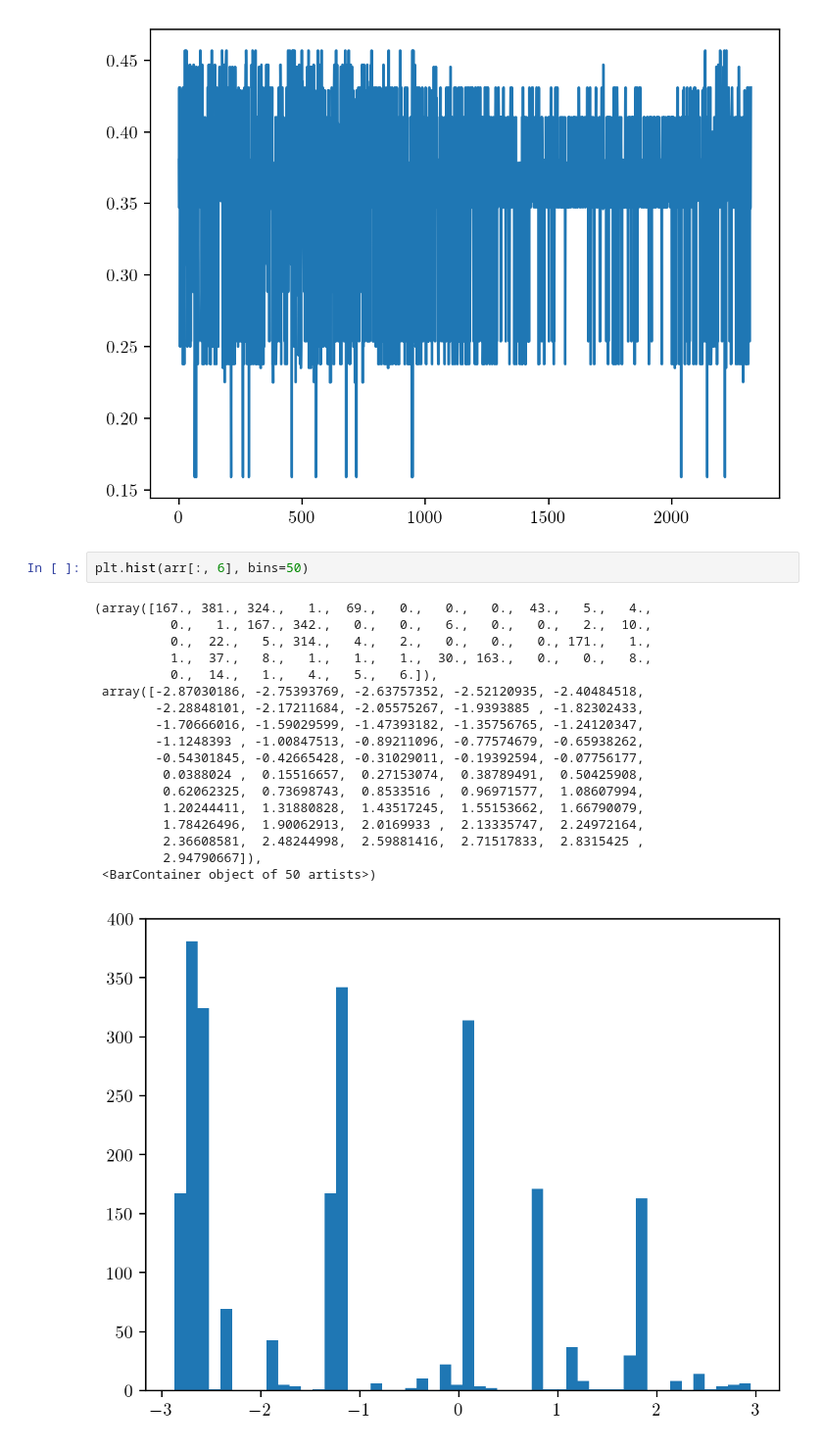
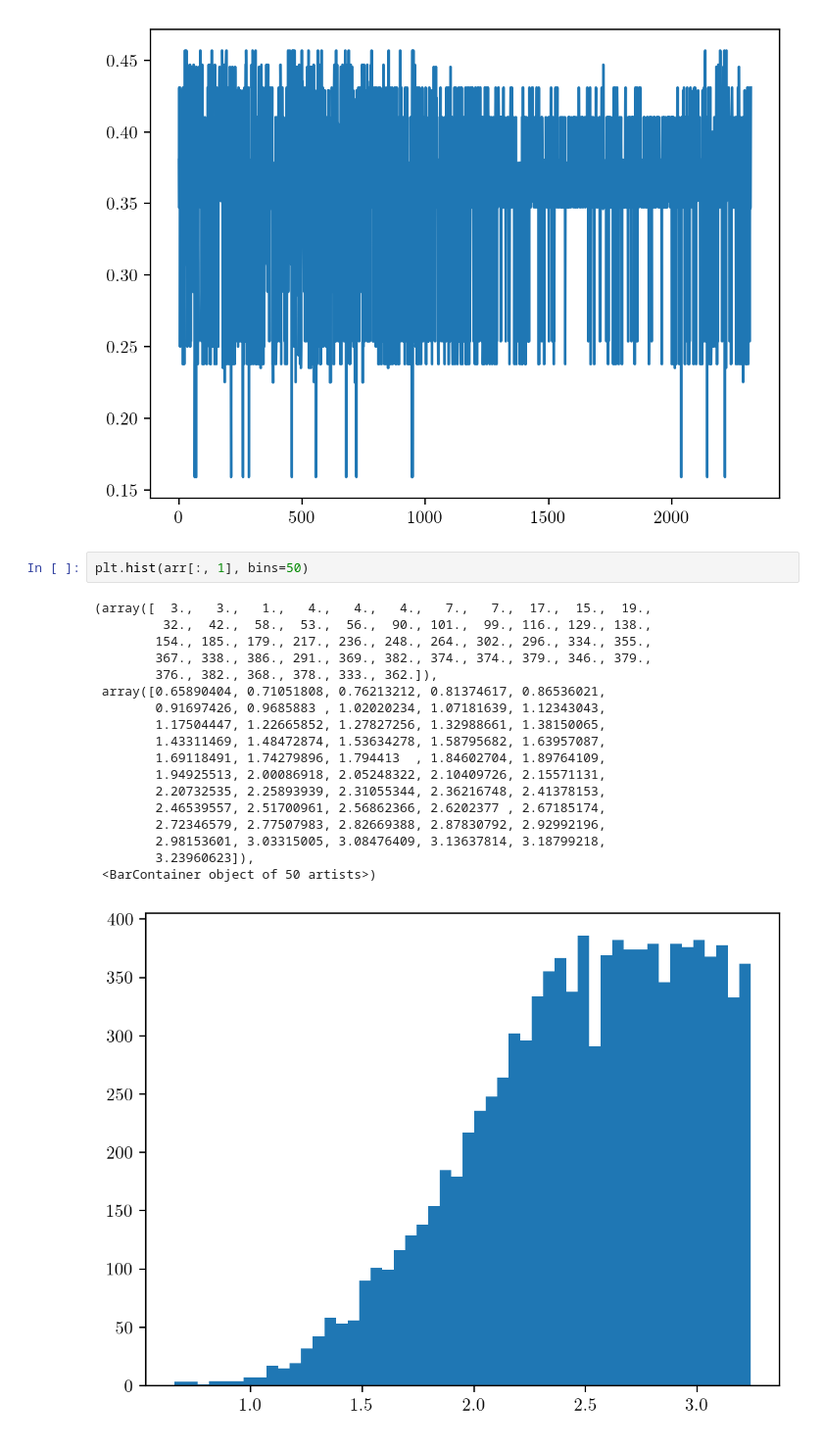
Before and after one commit to wcukier/binary_planets, a Jupyter notebook: scripts/posterior.ipynb, the cells around one changed output. Shown: that part at 98% size. Drawn from its saved outputs; the diff is of its cells as text.

```diff
--- a/scripts/posterior.ipynb
+++ b/scripts/posterior.ipynb
@@ -110,24 +110,24 @@ plt.plot(arr[:,1])
 [<matplotlib.lines.Line2D at 0x...>]
 [figure]
 # %%
-plt.hist(arr[:, 6], bins=50)
+plt.hist(arr[:, 1], bins=50)
 # %% [output]
-(array([167., 381., 324.,   1.,  69.,   0.,   0.,   0.,  43.,   5.,   4.,
-          0.,   1., 167., 342.,   0.,   0.,   6.,   0.,   0.,   2.,  10.,
-          0.,  22.,   5., 314.,   4.,   2.,   0.,   0.,   0., 171.,   1.,
-          1.,  37.,   8.,   1.,   1.,   1.,  30., 163.,   0.,   0.,   8.,
-          0.,  14.,   1.,   4.,   5.,   6.]),
- array([-2.87030186, -2.75393769, -2.63757352, -2.52120935, -2.40484518,
-        -2.28848101, -2.17211684, -2.05575267, -1.9393885 , -1.82302433,
-        -1.70666016, -1.59029599, -1.47393182, -1.35756765, -1.24120347,
-        -1.1248393 , -1.00847513, -0.89211096, -0.77574679, -0.65938262,
-        -0.54301845, -0.42665428, -0.31029011, -0.19392594, -0.07756177,
-         0.0388024 ,  0.15516657,  0.27153074,  0.38789491,  0.50425908,
-         0.62062325,  0.73698743,  0.8533516 ,  0.96971577,  1.08607994,
-         1.20244411,  1.31880828,  1.43517245,  1.55153662,  1.66790079,
-         1.78426496,  1.90062913,  2.0169933 ,  2.13335747,  2.24972164,
-         2.36608581,  2.48244998,  2.59881416,  2.71517833,  2.8315425 ,
-         2.94790667]),
+(array([  3.,   3.,   1.,   4.,   4.,   4.,   7.,   7.,  17.,  15.,  19.,
+         32.,  42.,  58.,  53.,  56.,  90., 101.,  99., 116., 129., 138.,
+        154., 185., 179., 217., 236., 248., 264., 302., 296., 334., 355.,
+        367., 338., 386., 291., 369., 382., 374., 374., 379., 346., 379.,
+        376., 382., 368., 378., 333., 362.]),
+ array([0.65890404, 0.71051808, 0.76213212, 0.81374617, 0.86536021,
+        0.91697426, 0.9685883 , 1.02020234, 1.07181639, 1.12343043,
+        1.17504447, 1.22665852, 1.27827256, 1.32988661, 1.38150065,
+        1.43311469, 1.48472874, 1.53634278, 1.58795682, 1.63957087,
+        1.69118491, 1.74279896, 1.794413  , 1.84602704, 1.89764109,
+        1.94925513, 2.00086918, 2.05248322, 2.10409726, 2.15571131,
+        2.20732535, 2.25893939, 2.31055344, 2.36216748, 2.41378153,
+        2.46539557, 2.51700961, 2.56862366, 2.6202377 , 2.67185174,
+        2.72346579, 2.77507983, 2.82669388, 2.87830792, 2.92992196,
+        2.98153601, 3.03315005, 3.08476409, 3.13637814, 3.18799218,
+        3.23960623]),
  <BarContainer object of 50 artists>)
-[figure, old version]
+[figure, new version]
 # %%
```
Also changed, not shown: parts of 2 cells of this notebook, 2 other files.
